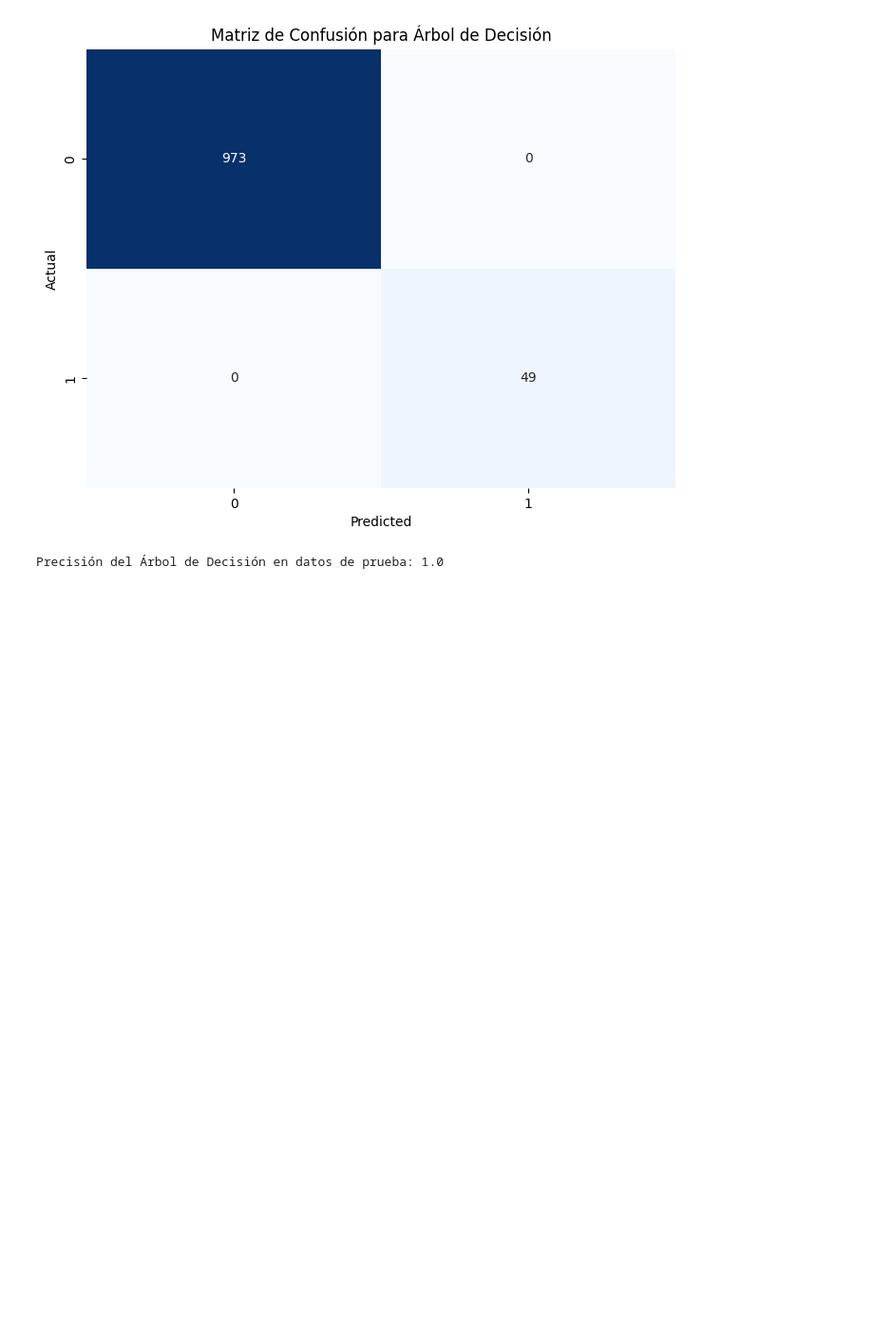
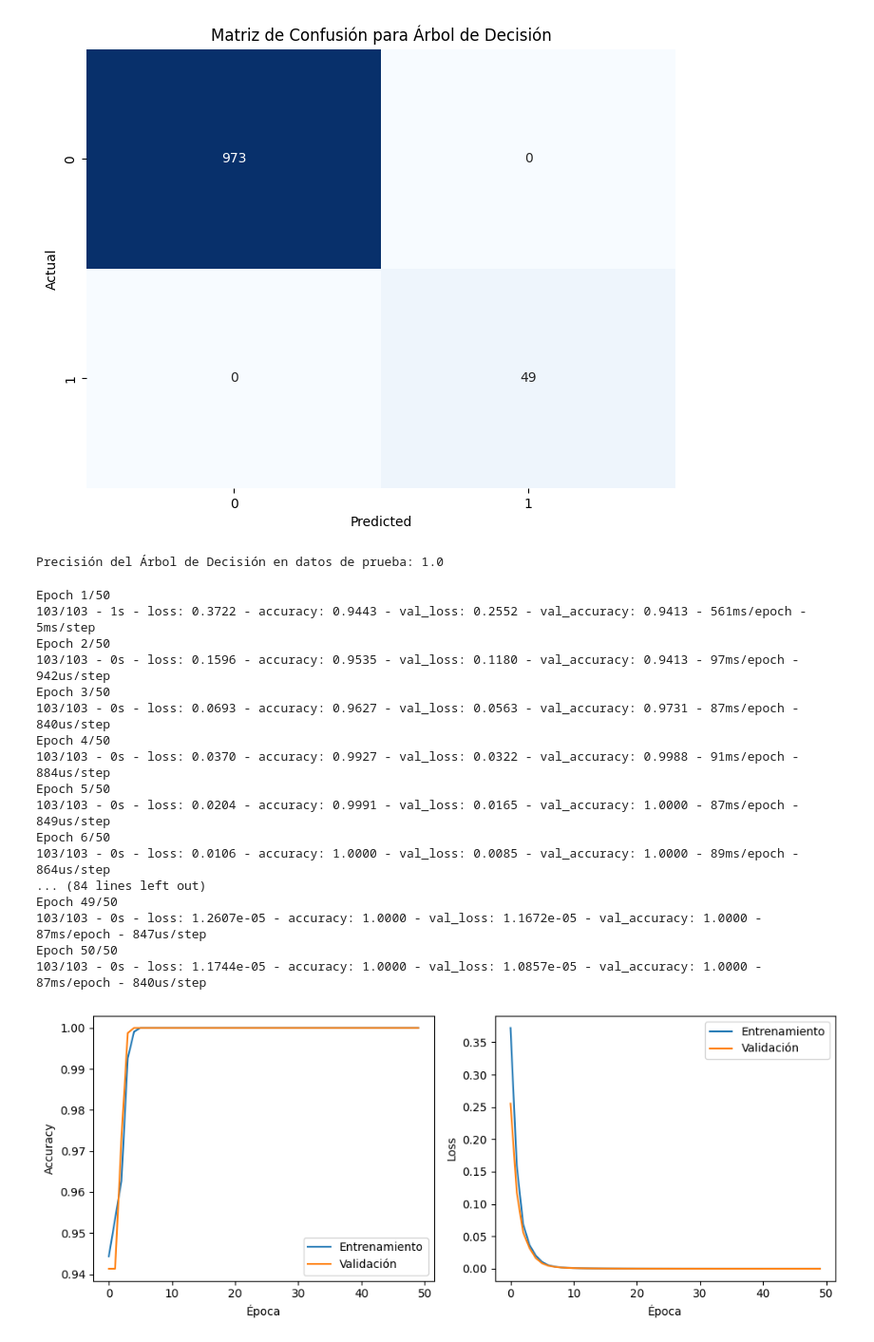
Before and after one commit to Lucassanc/Proyecto-Final-Data-Science, a Jupyter notebook: MODELO.ipynb, the cells around one changed output. Shown: that part at 95% size. Drawn from its saved outputs; the diff is of its cells as text; code cells hidden in the pictures; blank space fills up the shorter version.

```diff
--- a/MODELO.ipynb
+++ b/MODELO.ipynb
@@ -269,3 +271,69 @@ print("Precisión del Árbol de Decisión en datos de prueba:", tree_test_acc)
 # %% [output]
 [figure]
 Precisión del Árbol de Decisión en datos de prueba: 1.0
+# %%
+# Escalar las características
+scaler = StandardScaler()
+X_train_scaled = scaler.fit_transform(X_train)
+X_test_scaled = scaler.transform(X_test)
+
+# Crear el modelo de red neuronal
+model = Sequential()
+model.add(Dense(16, input_dim=X_train_scaled.shape[1], activation='relu'))
+model.add(Dense(8, activation='relu'))
+model.add(Dense(1, activation='sigmoid'))
+
+# Compilar el modelo
+model.compile(loss='binary_crossentropy', optimizer='adam', metrics=['accuracy'])
+
+# Entrenar el modelo y guardar el historial de entrenamiento
+history = model.fit(X_train_scaled, y_train, epochs=50, batch_size=32, validation_split=0.2, verbose=2)
+
+# Graficar el aprendizaje (accuracy y loss)
+plt.figure(figsize=(10, 4))
+plt.subplot(1, 2, 1)
+plt.plot(history.history['accuracy'], label='Entrenamiento')
+plt.plot(history.history['val_accuracy'], label='Validación')
+plt.xlabel('Época')
+plt.ylabel('Accuracy')
+plt.legend()
+
+plt.subplot(1, 2, 2)
+plt.plot(history.history['loss'], label='Entrenamiento')
+plt.plot(history.history['val_loss'], label='Validación')
+plt.xlabel('Época')
+plt.ylabel('Loss')
+plt.legend()
+
+plt.tight_layout()
+plt.show()
+
+# Evaluar el modelo en los datos de prueba
+y_pred = (model.predict(X_test_scaled) > 0.5).astype(int)
+conf_matrix = confusion_matrix(y_test, y_pred)
+
+plt.figure(figsize=(8, 6))
+sns.heatmap(conf_matrix, annot=True, fmt='d', cmap='Blues', cbar=False)
+plt.xlabel('Predicted')
+plt.ylabel('True')
+plt.title('Matriz de Confusión')
+plt.show()
+# %% [output]
+Epoch 1/50
+103/103 - 1s - loss: 0.3722 - accuracy: 0.9443 - val_loss: 0.2552 - val_accuracy: 0.9413 - 561ms/epoch - 5ms/step
+Epoch 2/50
+103/103 - 0s - loss: 0.1596 - accuracy: 0.9535 - val_loss: 0.1180 - val_accuracy: 0.9413 - 97ms/epoch - 942us/step
+Epoch 3/50
+103/103 - 0s - loss: 0.0693 - accuracy: 0.9627 - val_loss: 0.0563 - val_accuracy: 0.9731 - 87ms/epoch - 840us/step
+Epoch 4/50
+103/103 - 0s - loss: 0.0370 - accuracy: 0.9927 - val_loss: 0.0322 - val_accuracy: 0.9988 - 91ms/epoch - 884us/step
+Epoch 5/50
+103/103 - 0s - loss: 0.0204 - accuracy: 0.9991 - val_loss: 0.0165 - val_accuracy: 1.0000 - 87ms/epoch - 849us/step
+Epoch 6/50
+103/103 - 0s - loss: 0.0106 - accuracy: 1.0000 - val_loss: 0.0085 - val_accuracy: 1.0000 - 89ms/epoch - 864us/step
+... (84 lines left out)
+Epoch 49/50
+103/103 - 0s - loss: 1.2607e-05 - accuracy: 1.0000 - val_loss: 1.1672e-05 - val_accuracy: 1.0000 - 87ms/epoch - 847us/step
+Epoch 50/50
+103/103 - 0s - loss: 1.1744e-05 - accuracy: 1.0000 - val_loss: 1.0857e-05 - val_accuracy: 1.0000 - 87ms/epoch - 840us/step
+[figure, added]
```
Also changed, not shown: parts of 2 cells of this notebook.
